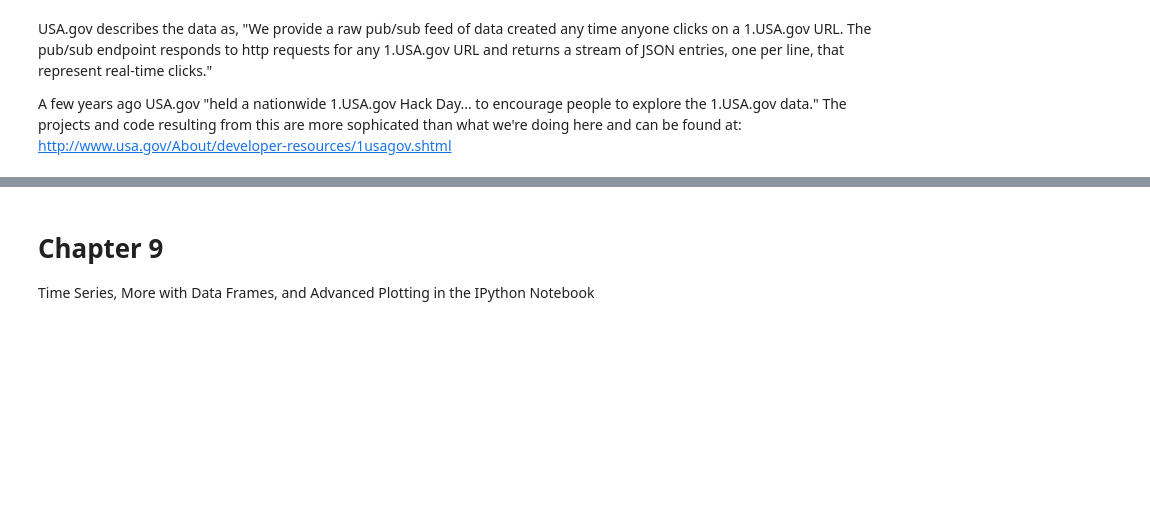
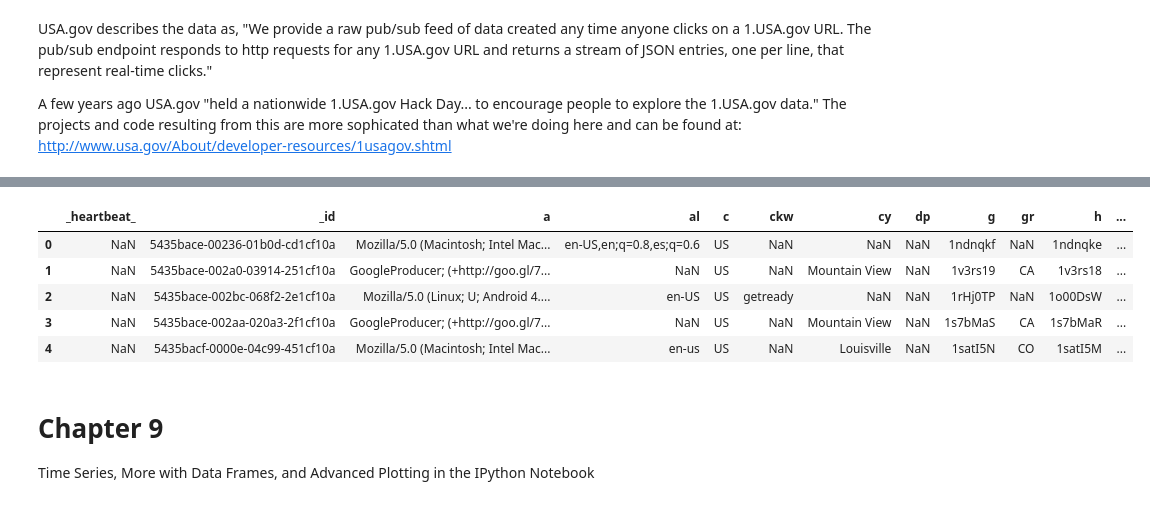
Before and after one commit to JeremyMMulcahey/IPythonNotebook, a Jupyter notebook: SeniorProject/SeniorProject.ipynb, the cells around one changed output, grey strips where cells are left out. Saved outputs shown, nothing was run; the diff lists cells and outputs as text; code cells hidden in the pictures; blank space fills up the shorter version.

```diff
--- a/SeniorProject/SeniorProject.ipynb
+++ b/SeniorProject/SeniorProject.ipynb
@@ -1392,0 +1394,13 @@ http://www.usa.gov/About/developer-resources/1usagov.shtml
+# %%
+r = requests.get(url, stream=True)
+# %%
+n = 100
+data = []
+for i, line in enumerate(r.iter_lines()):
+    data.append(line)
+    if i > n:
+        break
+# %%
+jdata = [json.loads(item) for item in data[1:]]
+# %%
+USAGovFrame = pd.DataFrame(jdata)
@@ -1393,3 +1413,12 @@ http://www.usa.gov/About/developer-resources/1usagov.shtml
+# %%
+USAGovFrame.head()
+# %% [output]
+|  | _heartbeat_ | _id | a | al | c | ckw | cy | dp | g | gr | h | ... |
+| 0 | NaN | 5435bace-00236-01b0d-cd1cf10a | Mozilla/5.0 (Macintosh; Intel Mac... | en-US,en;q=0.8,es;q=0.6 | US | NaN | NaN | NaN | 1ndnqkf | NaN | 1ndnqke | ... |
+| 1 | NaN | 5435bace-002a0-03914-251cf10a | GoogleProducer; (+http://goo.gl/7... | NaN | US | NaN | Mountain View | NaN | 1v3rs19 | CA | 1v3rs18 | ... |
+| 2 | NaN | 5435bace-002bc-068f2-2e1cf10a | Mozilla/5.0 (Linux; U; Android 4.... | en-US | US | getready | NaN | NaN | 1rHj0TP | NaN | 1o00DsW | ... |
+| 3 | NaN | 5435bace-002aa-020a3-2f1cf10a | GoogleProducer; (+http://goo.gl/7... | NaN | US | NaN | Mountain View | NaN | 1s7bMaS | CA | 1s7bMaR | ... |
+| 4 | NaN | 5435bacf-0000e-04c99-451cf10a | Mozilla/5.0 (Macintosh; Intel Mac... | en-us | US | NaN | Louisville | NaN | 1satI5N | CO | 1satI5M | ... |
 # %% [markdown]
 # Chapter 9<br>
 Time Series, More with Data Frames, and Advanced Plotting in the IPython Notebook
```
Also changed, not shown: parts of 6 cells of this notebook.
